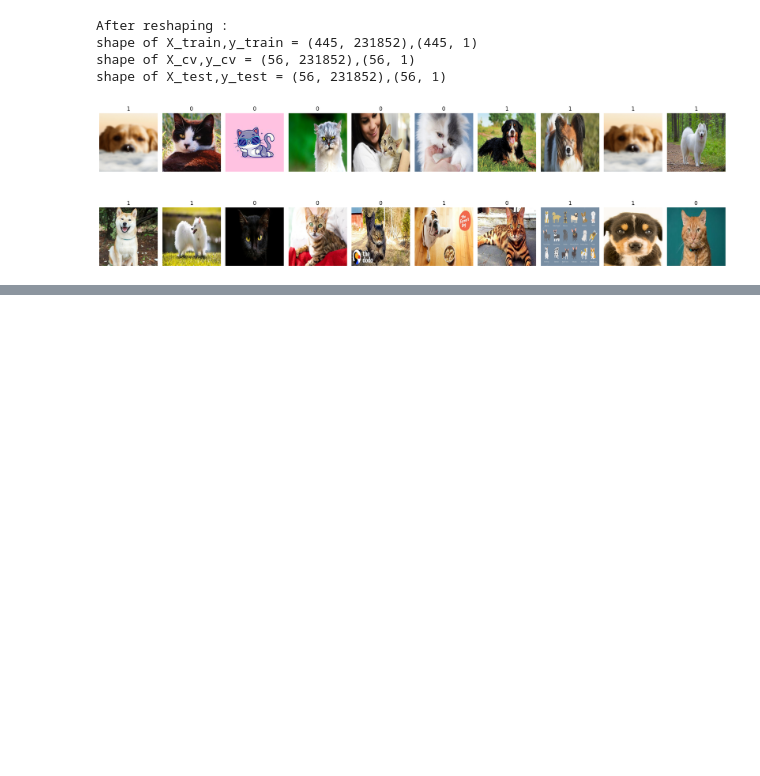
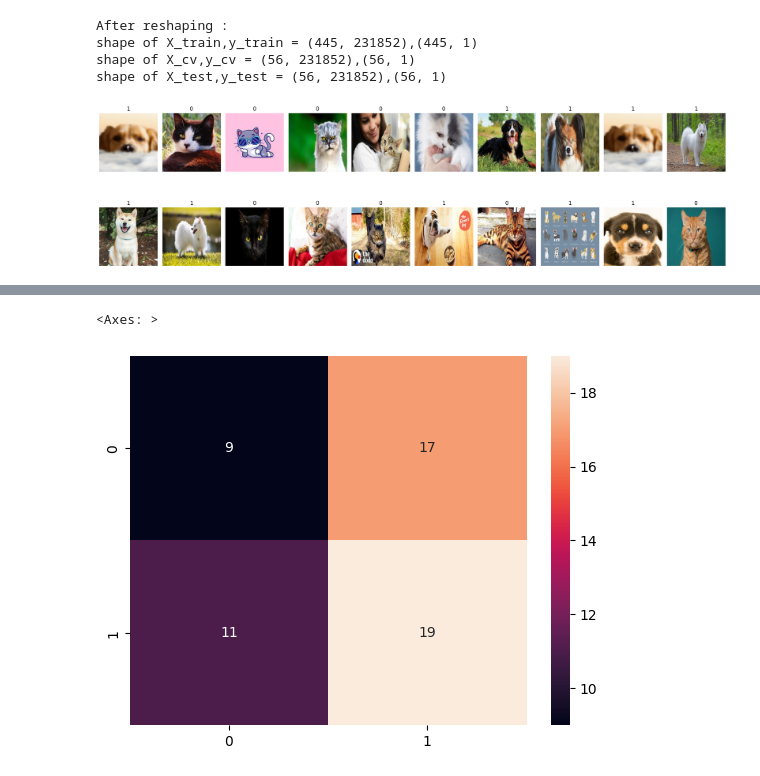
Before and after one commit to Adithyan-mp/Cat_vs_Dog, a Jupyter notebook: prog.ipynb, the cells around one changed output, grey strips where cells are left out. Drawn from its saved outputs; the diff is of its cells as text; code cells hidden in the pictures; blank space fills up the shorter version.

```diff
--- a/prog.ipynb
+++ b/prog.ipynb
@@ -162,0 +166,5 @@ NameError: name 'y_cv' is not defined
+# %%
+sns.heatmap(confusion_matrix(y_cv,prob_cv),annot=True)
+# %% [output]
+<Axes: >
+[figure, added]
```
Also changed, not shown: parts of 8 cells of this notebook, 1 other file.
